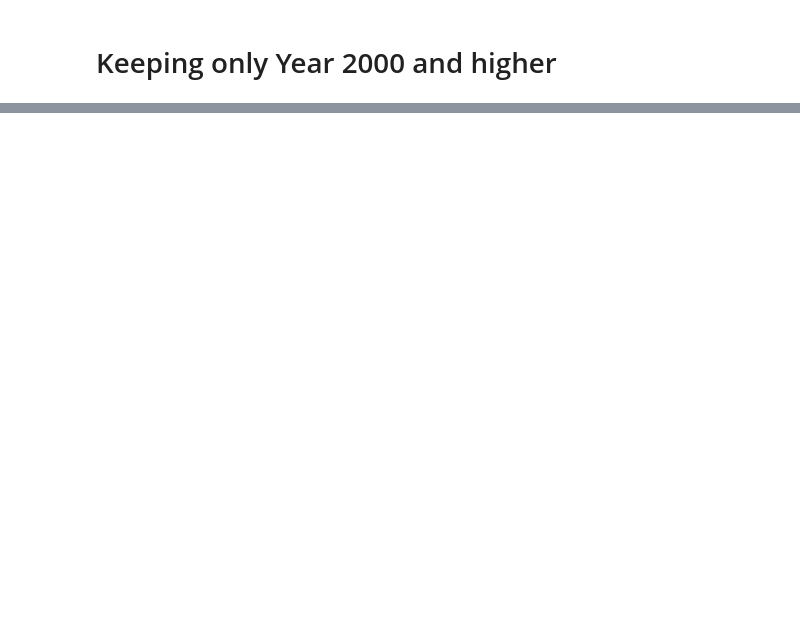
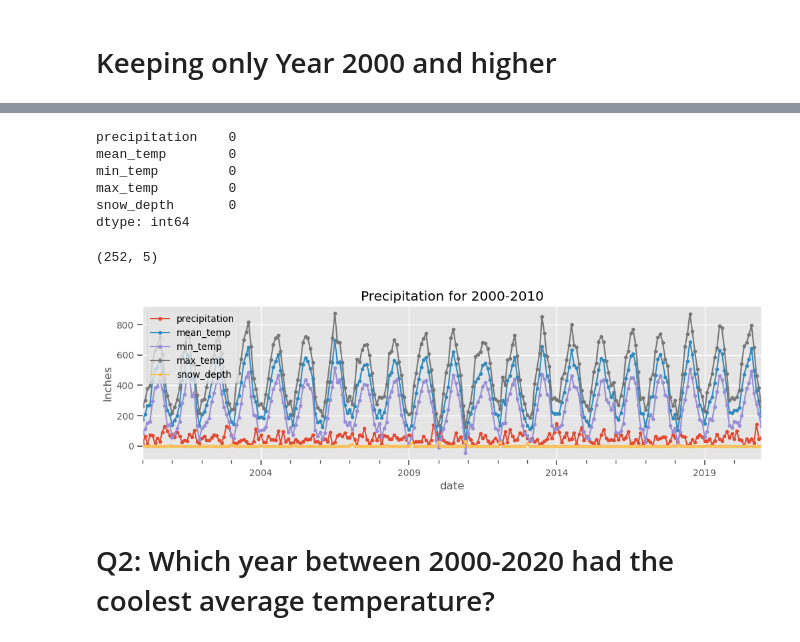
Before and after one commit to CatDawn29/Resampling-Data-Tippins, a Jupyter notebook: Resampling.ipynb, the cells around one changed output, grey strips where cells are left out. Cells and saved outputs as stored; diff of their text form; code cells hidden in the pictures; blank space fills up the shorter version.

```diff
--- a/Resampling.ipynb
+++ b/Resampling.ipynb
@@ -126,0 +153,6 @@ ax.set(title='bfill', ylabel="Temperature");
+# %%
+df2['precipitation']=df2['precipitation'].fillna(0)
+# %%
+df2['snow_depth']=df2['snow_depth'].fillna(method='ffill')
+# %%
+df2[['mean_temp', 'min_temp', 'max_temp']]=df2[['mean_temp', 'min_temp', 'max_temp']].interpolate()
@@ -126,0 +181,2 @@ ax.set(title='bfill', ylabel="Temperature");
+# %%
+month_ts = df2.resample('M').sum()
@@ -126,0 +211,20 @@ ax.set(title='bfill', ylabel="Temperature");
+# %%
+month_ts.isna().sum()
+# %% [output]
+precipitation    0
+mean_temp        0
+min_temp         0
+max_temp         0
+snow_depth       0
+dtype: int64
+# %%
+month_ts.shape
+# %% [output]
+(252, 5)
+# %%
+ax = month_ts.plot(style='.-')
+ax.set(title="Precipitation for 2000-2010", ylabel="Inches");
+# %% [output]
+[figure, added]
+# %% [markdown]
+# Q2: Which year between 2000-2020 had the coolest average temperature?
```
Also changed, not shown: parts of 29 cells of this notebook.
